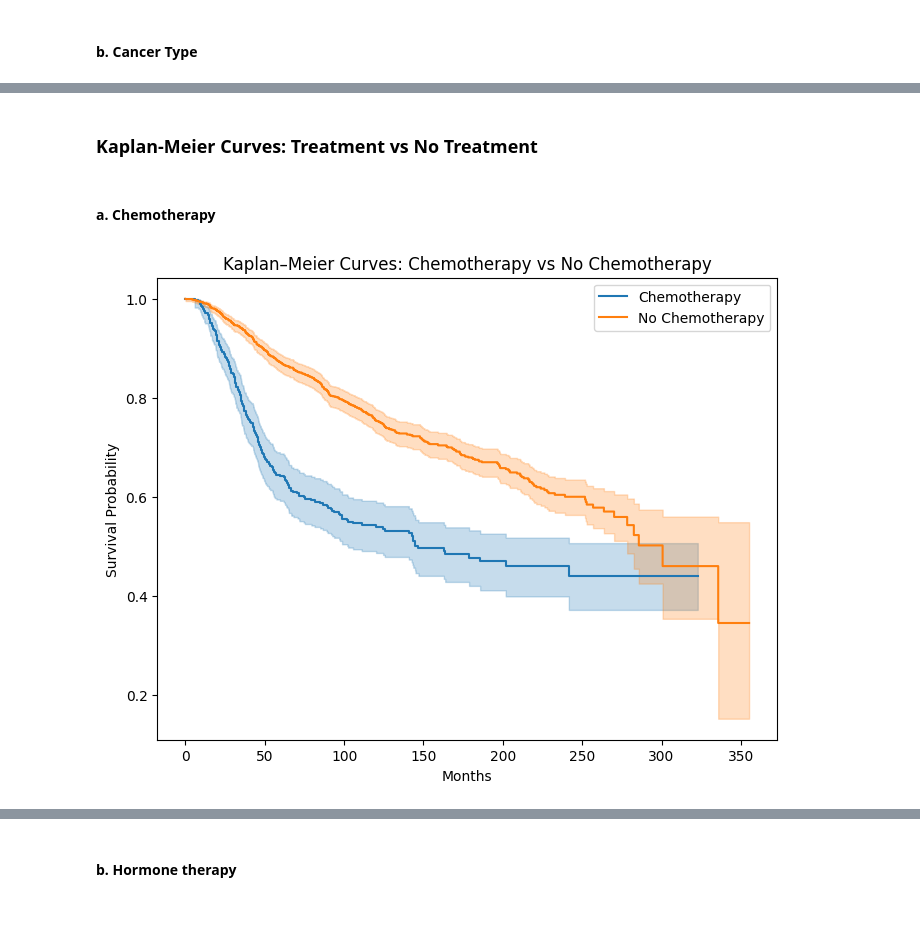
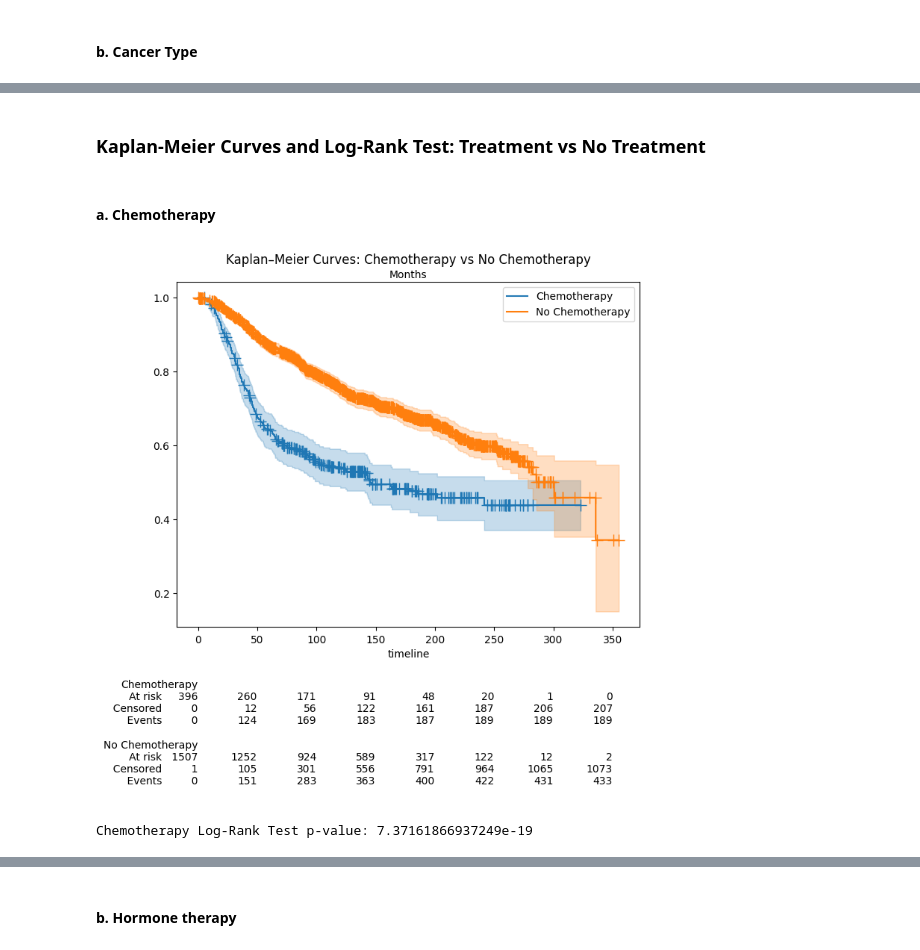
Before and after one commit to emilylongmire/STA4365-Final-Project, a Jupyter notebook: EDA.ipynb, the cells around one changed output, grey strips where cells are left out. Cells and saved outputs as stored; diff of their text form; code cells hidden in the pictures; blank space fills up the shorter version.

```diff
--- a/EDA.ipynb
+++ b/EDA.ipynb
@@ -24,7 +25,7 @@ df = pd.read_csv("METABRIC_RNA_Mutation.csv",
     })
 
 # Strip whitespace and standardize capitalization
-string_cols = df.select_dtypes(include=['object', 'str']).columns.tolist()
+string_cols = df.select_dtypes(include=['object', 'string']).columns.tolist()
 for col in string_cols:
     df[col] = df[col].str.strip().str.title()  # title case, removes extra spaces
 
@@ -221,17 +240,28 @@ plt.show()
 # %% [markdown]
 #### b. Cancer Type
 # %%
-kmf = KaplanMeierFitter()
+top_3_types = clinical_df['cancer_type_detailed'].value_counts().nlargest(3).index.tolist()
+
 plt.figure(figsize=(12,6))
 
-for ctype in clinical_df['cancer_type_detailed'].dropna().unique():
+ctype_fits = []
+
+for ctype in top_3_types:
     mask = clinical_df['cancer_type_detailed'] == ctype
     kmf.fit(clinical_df['overall_survival_months'][mask],
             event_observed=clinical_df['event_observed'][mask],
             label=ctype)
-    kmf.plot_survival_function(ci_show=True)
+    ax = kmf.plot_survival_function(ci_show=True, )
 
-plt.title("Kaplan–Meier Curves by Detailed Cancer Type")
+    ctype_fits.append(KaplanMeierFitter().fit(
+        clinical_df['overall_survival_months'][mask],
+        event_observed=clinical_df['event_observed'][mask],
+        label=ctype
+    ))
+
+add_at_risk_counts(*ctype_fits, ax=ax)
+
+plt.title("Kaplan–Meier Curves: Top 3 Cancer Types")
 plt.xlabel("Months")
 plt.ylabel("Survival Probability")
 plt.legend(bbox_to_anchor=(1.05,1))
@@ -241,19 +271,32 @@ plt.show()
 # %% [markdown]
-### Kaplan-Meier Curves: Treatment vs No Treatment
+### Kaplan-Meier Curves and Log-Rank Test: Treatment vs No Treatment
 # %% [markdown]
 #### a. Chemotherapy
 # %%
-kmf = KaplanMeierFitter()
 plt.figure(figsize=(8,6))
-
+chemo_fits = []
 for treatment, label in zip([1, 0], ['Chemotherapy', 'No Chemotherapy']):
     mask = clinical_df['chemotherapy'] == treatment
     kmf.fit(time_to_event[mask], event_observed=event[mask], label=label)
-    kmf.plot_survival_function(ci_show=True)
+    ax = kmf.plot_survival_function(ci_show=True, show_censors=True)
+    chemo_fits.append(KaplanMeierFitter().fit(time_to_event[mask], event_observed=event[mask], label=label))
 
+add_at_risk_counts(*chemo_fits, ax=ax)
 plt.title("Kaplan–Meier Curves: Chemotherapy vs No Chemotherapy")
 plt.xlabel("Months")
 plt.ylabel("Survival Probability")
 plt.show()
+
+# Log-rank test for chemotherapy
+mask_treated = clinical_df['chemotherapy'] == 1
+mask_control = clinical_df['chemotherapy'] == 0
+results_chemo = logrank_test(
+    time_to_event[mask_treated],
+    time_to_event[mask_control],
+    event_observed_A=event[mask_treated],
+    event_observed_B=event[mask_control]
+)
+print("Chemotherapy Log-Rank Test p-value:", results_chemo.p_value)
 # %% [output]
-[figure, old version]
+[figure, new version]
+Chemotherapy Log-Rank Test p-value: 7.37161866937249e-19
```
Also changed, not shown: parts of 30 cells of this notebook.
